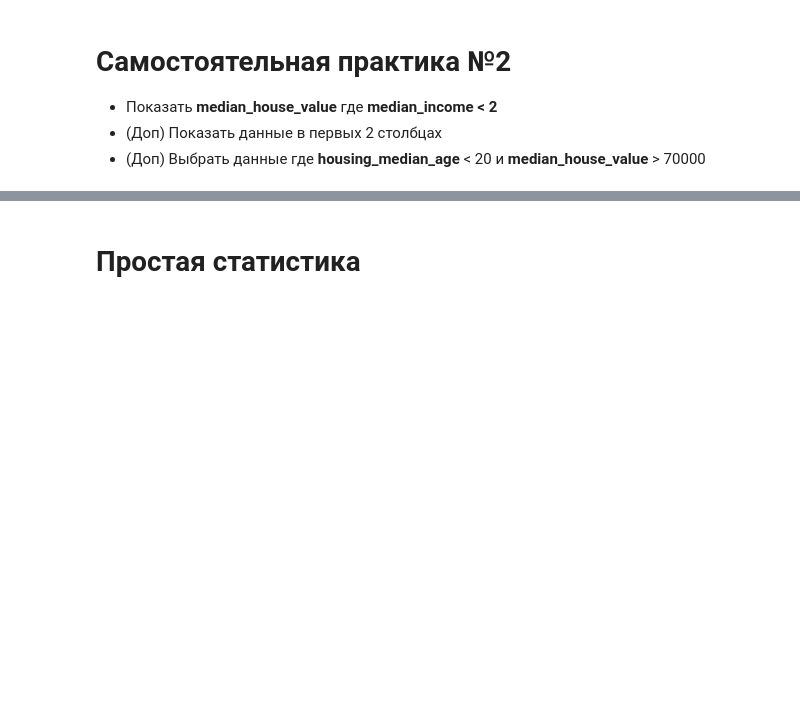
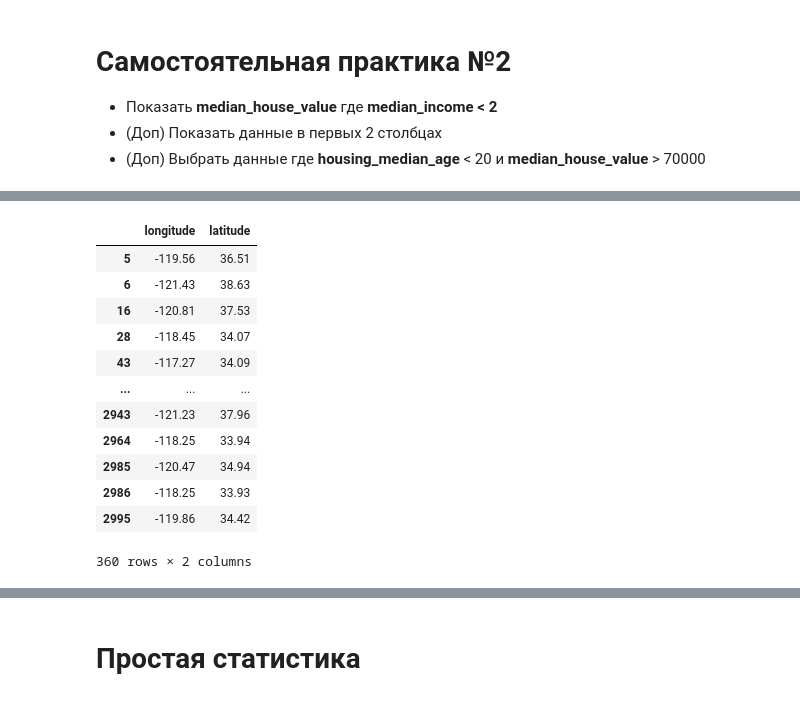
Before and after one commit to MargaritaFateeva/PythonSeminars, a Jupyter notebook: 11sem.ipynb, the cells around one changed output, grey strips where cells are left out. Saved outputs shown, nothing was run; the diff lists cells and outputs as text; code cells hidden in the pictures; blank space fills up the shorter version.

```diff
--- a/11sem.ipynb
+++ b/11sem.ipynb
@@ -248,0 +297,16 @@ df.loc[df['population'] < 10, ['total_bedrooms', 'total_rooms']]
+# %%
+df.loc[df['median_income'] < 2, ['longitude', 'latitude']]
+# %% [output]
+|  | longitude | latitude |
+| 5 | -119.56 | 36.51 |
+| 6 | -121.43 | 38.63 |
+| 16 | -120.81 | 37.53 |
+| 28 | -118.45 | 34.07 |
+| 43 | -117.27 | 34.09 |
+| ... | ... | ... |
+| 2943 | -121.23 | 37.96 |
+| 2964 | -118.25 | 33.94 |
+| 2985 | -120.47 | 34.94 |
+| 2986 | -118.25 | 33.93 |
+| 2995 | -119.86 | 34.42 |
+360 rows × 2 columns
```
Also changed, not shown: parts of 12 cells of this notebook.
